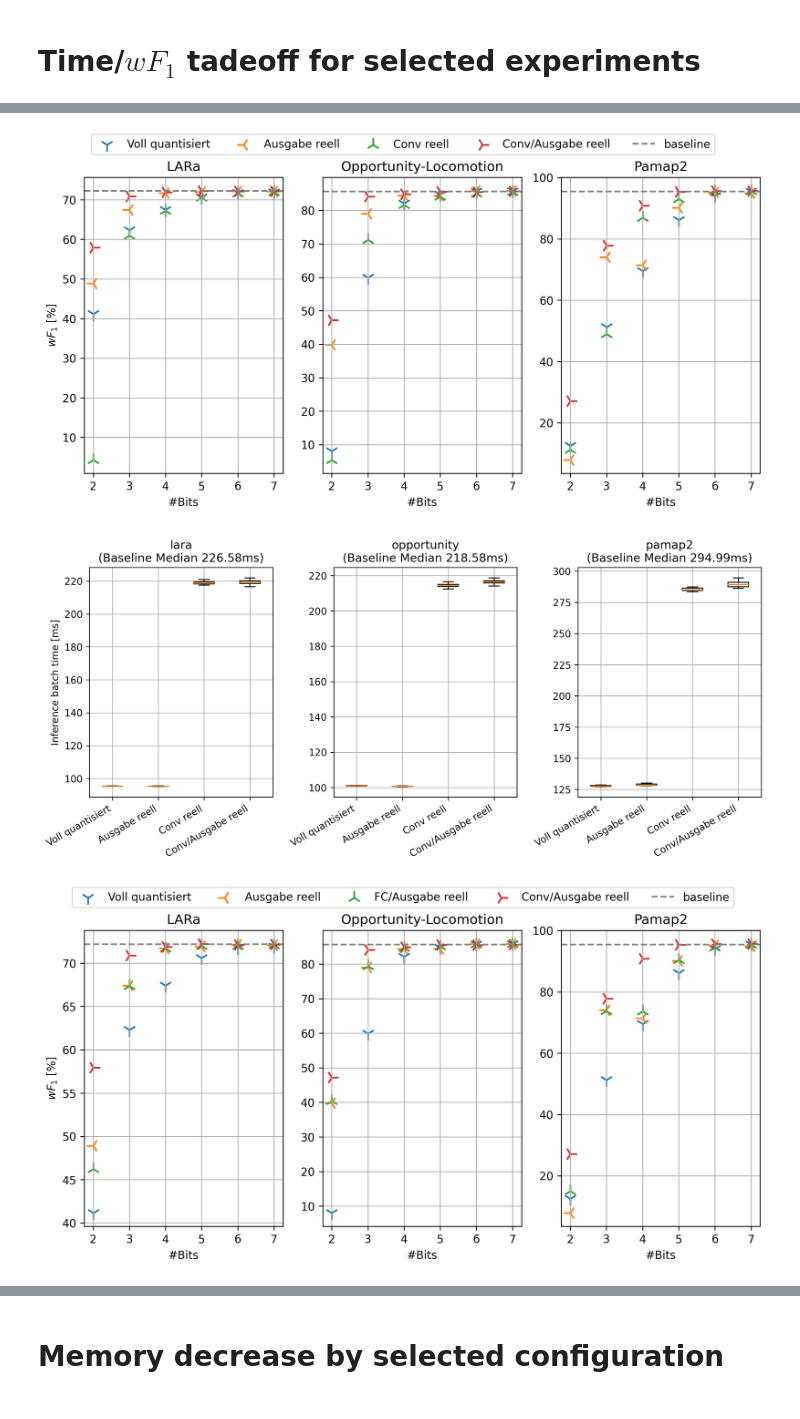
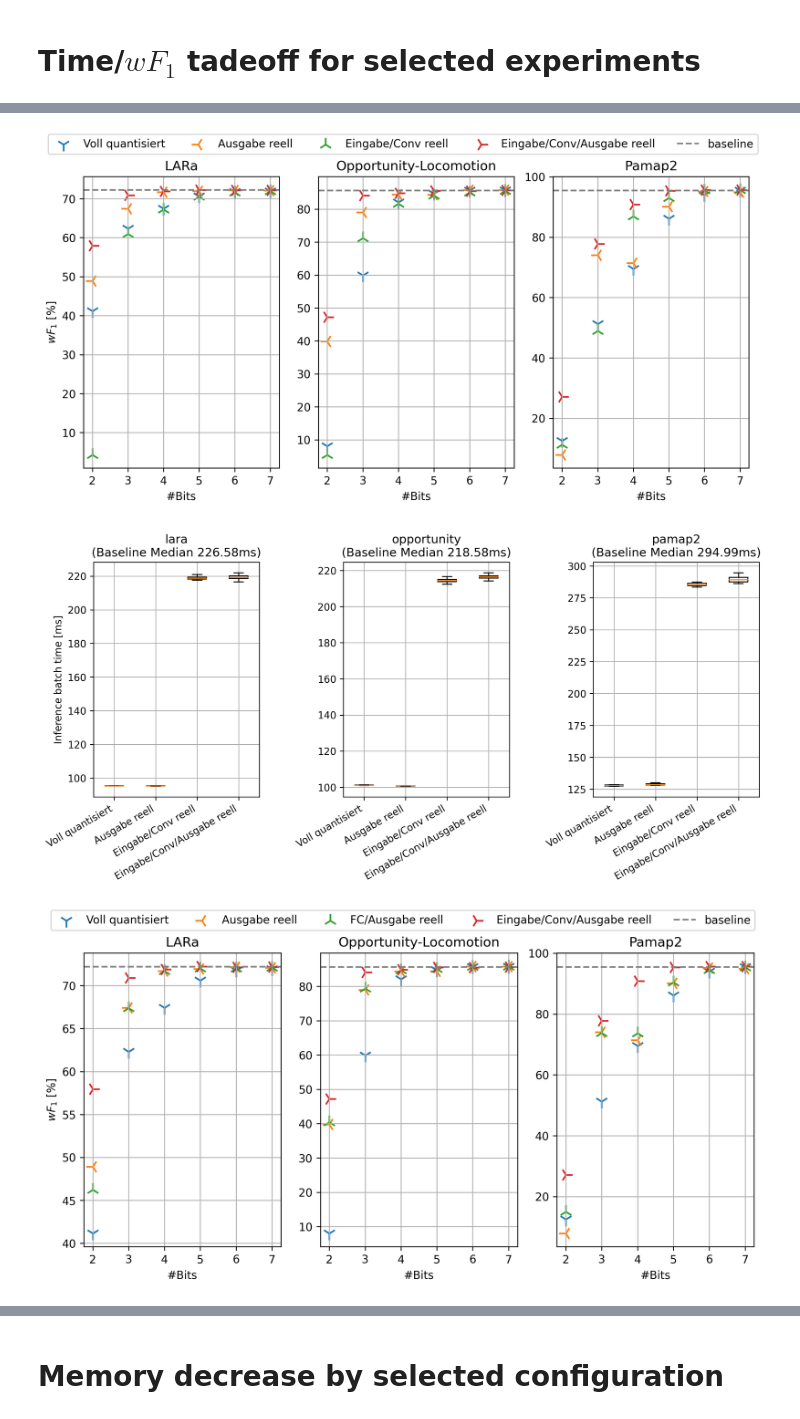
Before and after one commit to jroeger23/bachelor_thesis_code, a Jupyter notebook: eval_notebooks/ptq_cnn-imu_eval.ipynb, the cells around one changed output, grey strips where cells are left out. Cells and saved outputs as stored; diff of their text form; code cells hidden in the pictures.

```diff
--- a/eval_notebooks/ptq_cnn-imu_eval.ipynb
+++ b/eval_notebooks/ptq_cnn-imu_eval.ipynb
@@ -63,12 +69,26 @@ config_subset = [
 ]
 
 
-def cell(ex) -> str:
-  ret = ''
-  for k, v in configSubset(ex, config_subset).items():
-    ret += f'  {k:<15}: {v}\n'
-  return ret
-
+def cell(e) -> str:
+  friendly_range = {
+    'full' : 'voll',
+    'symmetric' : 'symm.',
+    'uint' : 'halb',
+  }
+  friendly_observer = {
+    'MovingAverageMinMaxObserver' : '\\textsc{MovingMinMax}',
+    'PerChannelMinMaxObserver' : '\\textsc{MinMax}',
+    'MinMaxObserver' : '\\textsc{MinMax}',
+    'HistogramObserver' : '\\textsc{Histogram}',
+  }
+  friendly_gran = {
+    'PerChannelMinMaxObserver' : 'Kanal',
+    'MinMaxObserver' : 'Tensor',
+  }
+  activation = e.to_dict()['config']['activation_observer'].split('.')[-1]
+  weight = e.to_dict()['config']['weight_observer'].split('.')[-1]
+  weightrange = e.to_dict()['config']['weight_range']
+  return f'{{A: {friendly_observer[activation]}\\\\P: {friendly_observer[weight]}\\\\B: {friendly_range[weightrange]}\\\\G: {friendly_gran[weight]}}}'
 
 def point_wf1(ex) -> float:
   return ex.metrics['test/wf1'].max()
@@ -103,9 +123,9 @@ for ix, (dataset, experiments) in enumerate(top_k_by_dataset.items()):
 fig.tight_layout()
 fig.show()
 
-table_header = ['Top #'] + list(top_k_by_dataset.keys())
+table_header = ['Top #'] + list(map(lambda n: friendly[n], top_k_by_dataset.keys()))
 table_data = zip(range(1, top_k + 1),
                  *[[cell(e) for e in exs] for _, exs in top_k_by_dataset.items()])
-tabulate(tabular_data=table_data, headers=table_header, tablefmt='html')
+print(tabulate(tabular_data=table_data, headers=table_header, tablefmt='latex_raw'))
 # %% [output]
 Number of observer variance experiments = 54
@@ -146,6 +171,7 @@ top_k_by_dataset = {
 cmap = cm.get_cmap('tab10')
 
 fig, axs = plt.subplots(1, len(top_k_by_dataset))
+fig.set_dpi(300)
 fig.set_figwidth(fig.get_figwidth() * 2)
 for ix, (dataset, experiments) in enumerate(top_k_by_dataset.items()):
   top_wf1 = np.array(list(map(point_wf1, experiments)))
@@ -153,8 +179,8 @@ for ix, (dataset, experiments) in enumerate(top_k_by_dataset.items()):
   axs[ix].boxplot(x=[times(e)*1000 for e in experiments], showfliers=False)
   tx = axs[ix].twinx()
   tx.scatter(x=top_ixs, y=top_wf1 * 100, color=cmap(0), label='$wF_1$ [%]')
-  axs[ix].set_title(dataset)
-  axs[ix].set_ylabel('calibration batch time [ms]', color=cmap(1))
+  axs[ix].set_title(friendly[dataset])
+  axs[ix].set_ylabel('Kalib. Batch-Time [ms]', color=cmap(1))
   tx.set_ylabel('$wF_1$ [%]', color=cmap(0))
   axs[ix].set_xlabel('Top#')
   axs[ix].grid()
@@ -648,7 +669,7 @@ cfg_comparison_2 = {
         'fc_quantization': 'none',
         'output_layer_quantization': 'none',
     },
-    'IMU-FC/FC/Output reell': {
+    'IMU-FC/FC/Ausgabe reell': {
         'imu_input_quantization': 'static',
         'imu_pipeline_quantization': 'static',
         'imu_pipeline_fc_quantization': 'none',
@@ -672,14 +693,14 @@ cfg_comparison_3 = {
         'fc_quantization': 'static',
         'output_layer_quantization': 'none',
     },
-    'Conv reell': {
+    'Eingabe/Conv reell': {
         'imu_input_quantization': 'none',
         'imu_pipeline_quantization': 'none',
         'imu_pipeline_fc_quantization': 'static',
         'fc_quantization': 'static',
         'output_layer_quantization': 'static',
     },
-    'Conv/Ausgabe reell': {
+    'Eingabe/Conv/Ausgabe reell': {
         'imu_input_quantization': 'none',
         'imu_pipeline_quantization': 'none',
         'imu_pipeline_fc_quantization': 'static',
@@ -710,7 +731,7 @@ cfg_comparison_4 = {
         'fc_quantization': 'none',
         'output_layer_quantization': 'none',
     },
-    'Conv/Ausgabe reell': {
+    'Eingabe/Conv/Ausgabe reell': {
         'imu_input_quantization': 'none',
         'imu_pipeline_quantization': 'none',
         'imu_pipeline_fc_quantization': 'static',
@@ -723,6 +744,7 @@ markers = [
     '1', '3', '2', '4',
     '1', '3', '2', '4',
 ]
+cmap = cm.get_cmap('tab10')
 
 for cfg_comparison in (cfg_comparison_1, cfg_comparison_2, cfg_comparison_3, cfg_comparison_4):
   ex_by_bits_by_cfg_by_dataset = defaultdict(lambda: defaultdict(dict))
@@ -804,3 +828,3 @@ for cfg_comparison in (cfg_comparison_1, cfg_comparison_2, cfg_comparison_3, cfg
-[figure, old version]
+[figure, new version]
-[figure, old version]
+[figure, new version]
-[figure, old version]
+[figure, new version]
```
Also changed, not shown: parts of 10 cells of this notebook.
